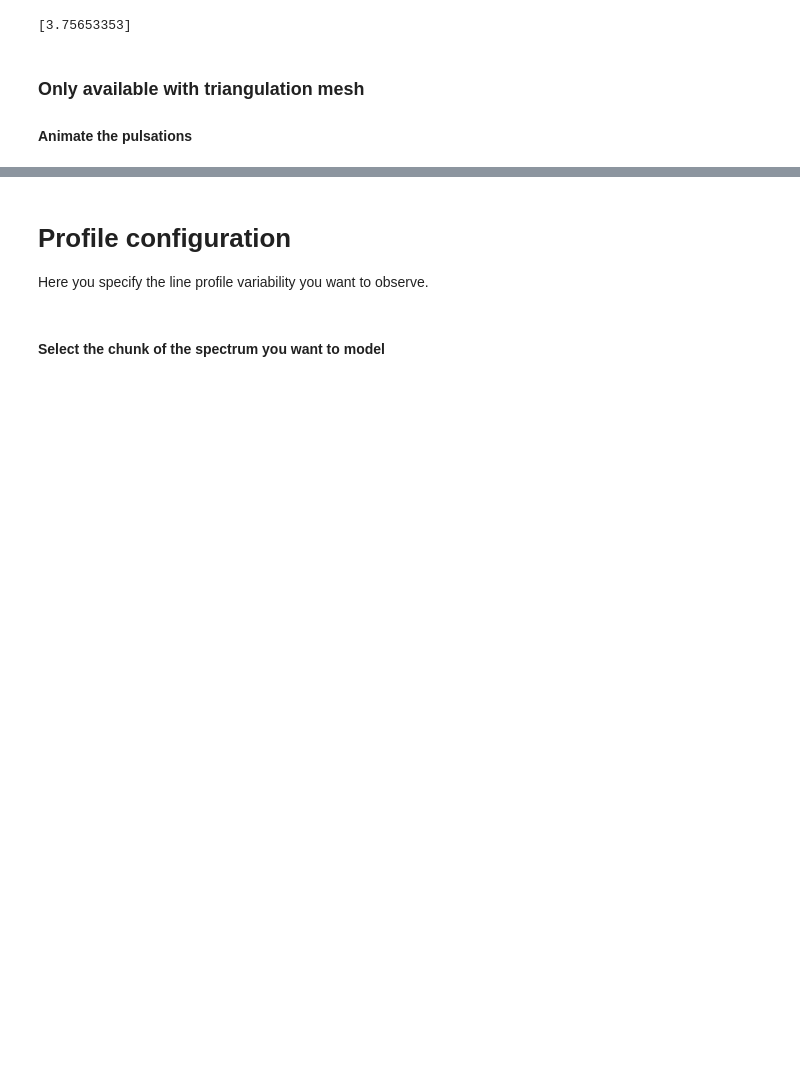
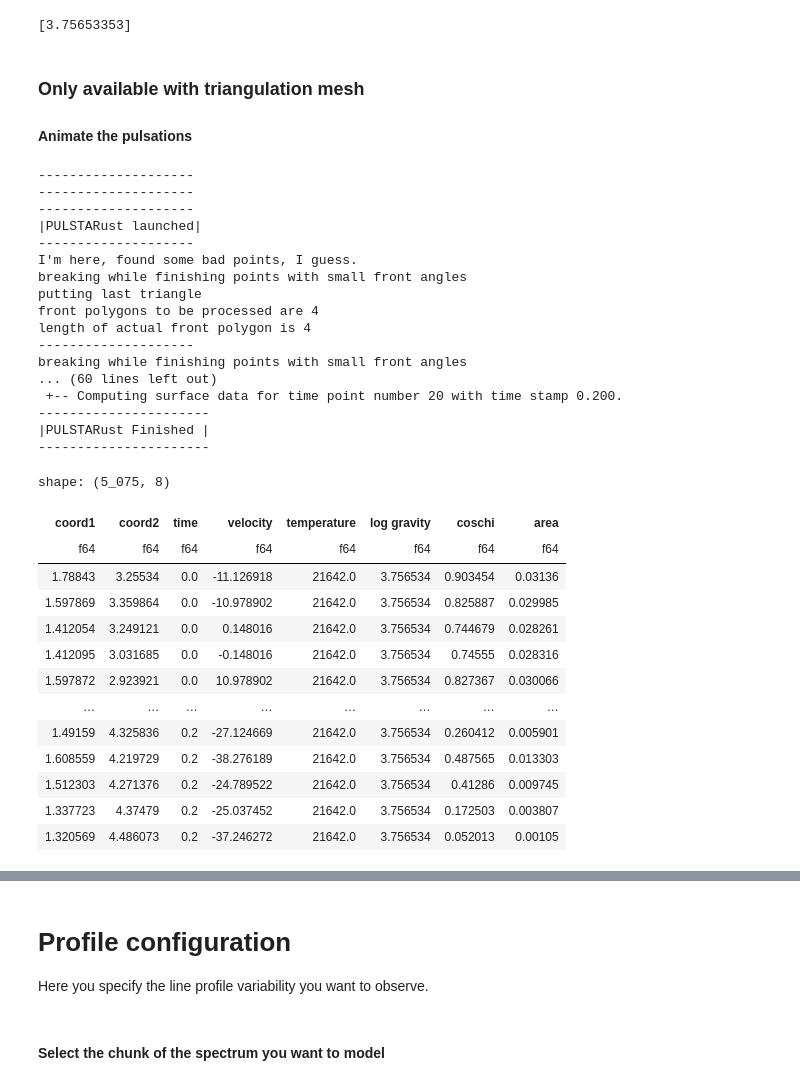
Before and after one commit to R-Oc-A/HackathonPastryLPV, a Jupyter notebook: debug_triangulation.ipynb, the cells around one changed output, grey strips where cells are left out. Drawn from its saved outputs; the diff is of its cells as text; code cells hidden in the pictures; blank space fills up the shorter version.

```diff
--- a/debug_triangulation.ipynb
+++ b/debug_triangulation.ipynb
@@ -298,6 +366,59 @@ print(max_temp)
 # %% [markdown]
 ### Only available with triangulation mesh
 #### Animate the pulsations
+# %%
+# Copy the configuration class
+pulsconfig_triangles=pulsconfig
+# Select a different mesh
+triangle_mesh = plsd.Mesh(TSphere=plsd.TriangulatedStar(triangle_length=0.3))
+pulsconfig_triangles.mesh=triangle_mesh
+# select new modes to include
+new_mode = mode
+new_mode.rel_dr=0.24 #This makes the pulsations unphysical but allows for easier visualization.
+#new_mode.l=4
+#new_mode.m=1
+pulsconfig_triangles.mode_data=[new_mode]
+#Select phases to simulate
+new_time_points=plsd.TimePoints(Uniform=plsd.UniformTime(start=0.0,end=0.2,step=0.01))#In Days
+pulsconfig_triangles.time_points=new_time_points
+# Create toml string
+pulsconfig_triangles_dict=pulsconfig_triangles.model_dump(exclude_none=True)
+puls_triangles_toml_string=tomli_w.dumps(pulsconfig_triangles_dict)
+
+#Run pulstar
+psp.pulstar(puls_triangles_toml_string)
+# %% [output]
+--------------------
+--------------------
+--------------------
+|PULSTARust launched|
+--------------------
+I'm here, found some bad points, I guess.
+breaking while finishing points with small front angles
+putting last triangle
+front polygons to be processed are 4
+length of actual front polygon is 4
+--------------------
+breaking while finishing points with small front angles
+... (60 lines left out)
+ +-- Computing surface data for time point number 20 with time stamp 0.200.
+----------------------
+|PULSTARust Finished |
+----------------------
+shape: (5_075, 8)
+| coord1 | coord2 | time | velocity | temperature | log gravity | coschi | area |
+| f64 | f64 | f64 | f64 | f64 | f64 | f64 | f64 |
+| 1.78843 | 3.25534 | 0.0 | -11.126918 | 21642.0 | 3.756534 | 0.903454 | 0.03136 |
+| 1.597869 | 3.359864 | 0.0 | -10.978902 | 21642.0 | 3.756534 | 0.825887 | 0.029985 |
+| 1.412054 | 3.249121 | 0.0 | 0.148016 | 21642.0 | 3.756534 | 0.744679 | 0.028261 |
+| 1.412095 | 3.031685 | 0.0 | -0.148016 | 21642.0 | 3.756534 | 0.74555 | 0.028316 |
+| 1.597872 | 2.923921 | 0.0 | 10.978902 | 21642.0 | 3.756534 | 0.827367 | 0.030066 |
+| … | … | … | … | … | … | … | … |
+| 1.49159 | 4.325836 | 0.2 | -27.124669 | 21642.0 | 3.756534 | 0.260412 | 0.005901 |
+| 1.608559 | 4.219729 | 0.2 | -38.276189 | 21642.0 | 3.756534 | 0.487565 | 0.013303 |
+| 1.512303 | 4.271376 | 0.2 | -24.789522 | 21642.0 | 3.756534 | 0.41286 | 0.009745 |
+| 1.337723 | 4.37479 | 0.2 | -25.037452 | 21642.0 | 3.756534 | 0.172503 | 0.003807 |
+| 1.320569 | 4.486073 | 0.2 | -37.246272 | 21642.0 | 3.756534 | 0.052013 | 0.00105 |
 # %%
 #Define the names of the files
 point_parquet_names=[]
```
Also changed, not shown: parts of 36 cells of this notebook, 5 other files.
